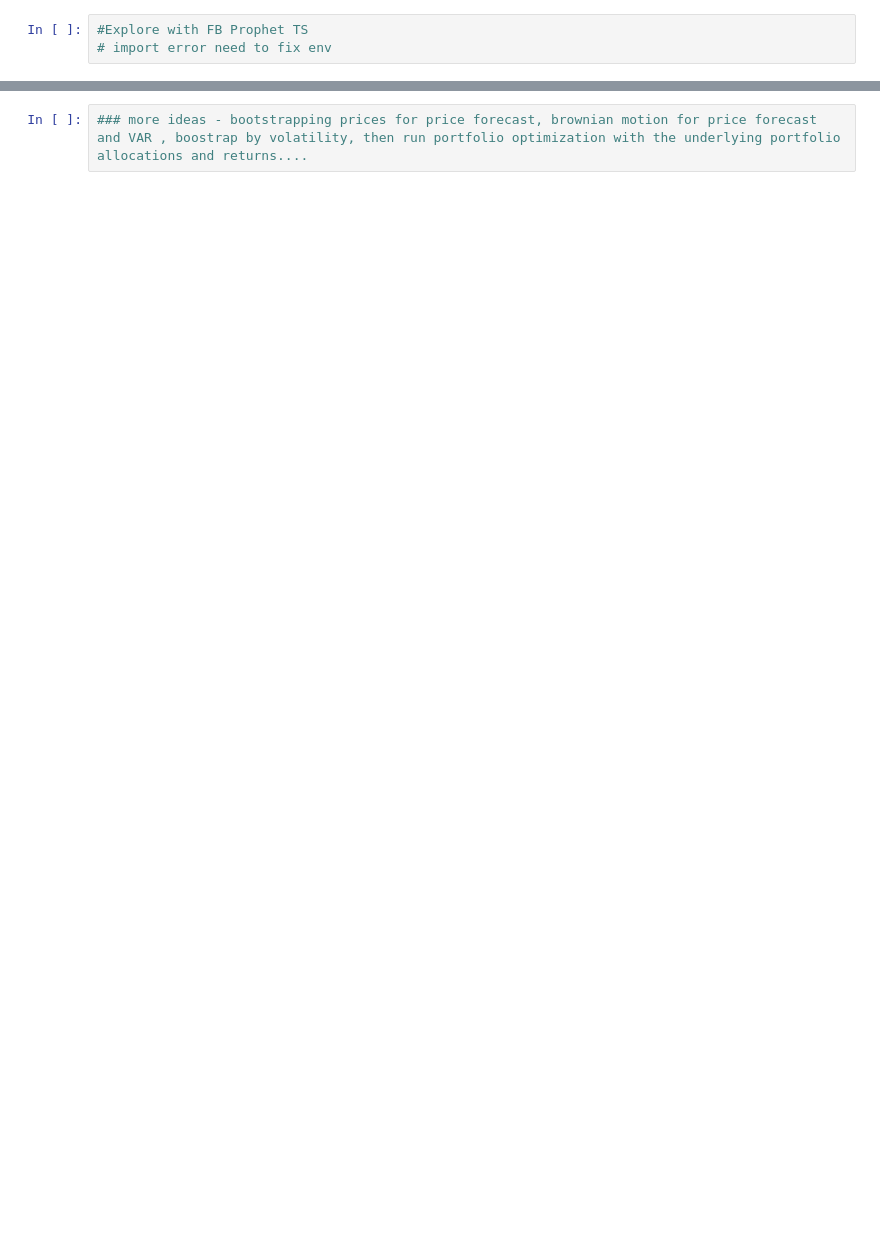
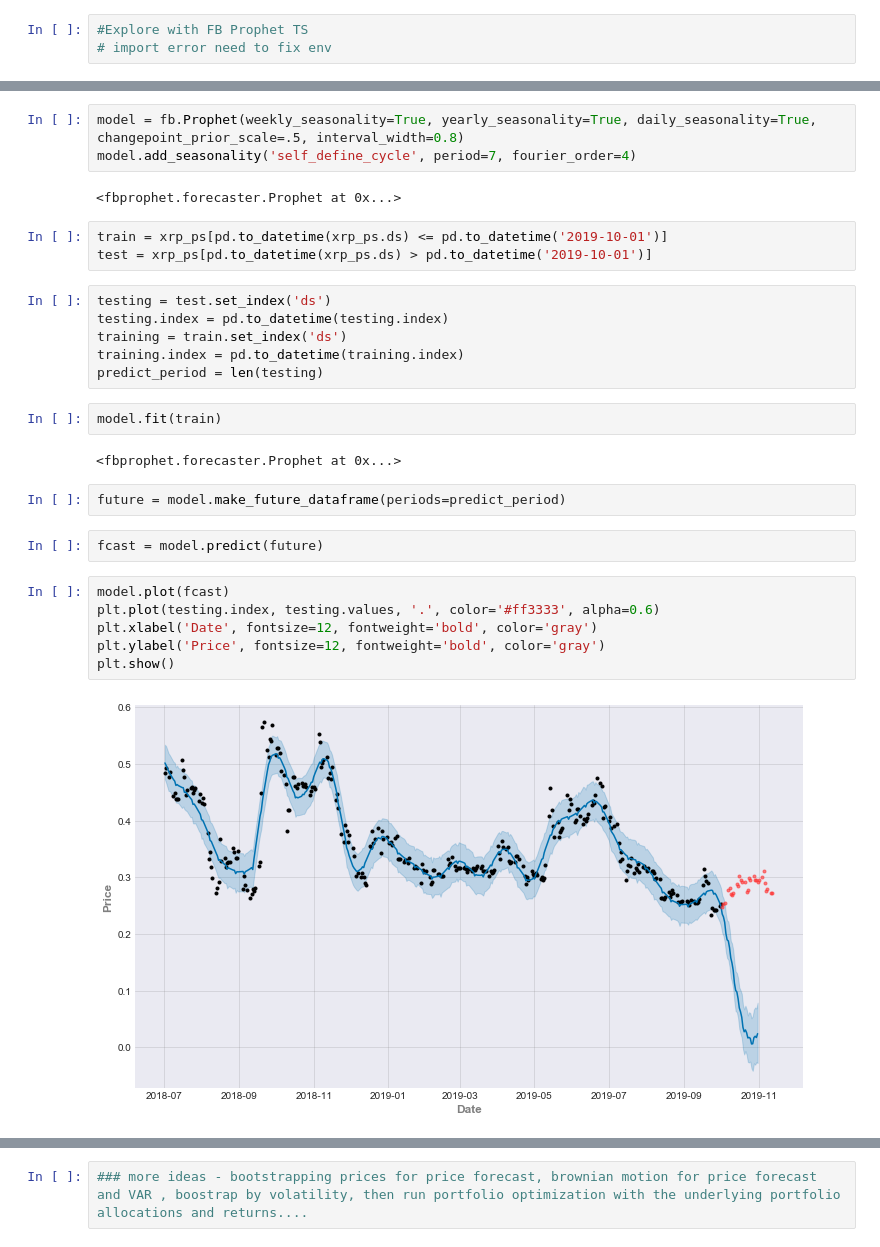
Before and after one commit to blakeheimann2/crypto_public, a Jupyter notebook: Crypto Expl.ipynb, the cells around one changed output, grey strips where cells are left out. Saved outputs shown, nothing was run; the diff lists cells and outputs as text; blank space fills up the shorter version.

```diff
--- a/Crypto Expl.ipynb
+++ b/Crypto Expl.ipynb
@@ -668,0 +749,30 @@ NameError: name 'Prophet' is not defined
+# %%
+model = fb.Prophet(weekly_seasonality=True, yearly_seasonality=True, daily_seasonality=True, changepoint_prior_scale=.5, interval_width=0.8)
+model.add_seasonality('self_define_cycle', period=7, fourier_order=4)
+# %% [output]
+<fbprophet.forecaster.Prophet at 0x...>
+# %%
+train = xrp_ps[pd.to_datetime(xrp_ps.ds) <= pd.to_datetime('2019-10-01')]
+test = xrp_ps[pd.to_datetime(xrp_ps.ds) > pd.to_datetime('2019-10-01')]
+# %%
+testing = test.set_index('ds')
+testing.index = pd.to_datetime(testing.index)
+training = train.set_index('ds')
+training.index = pd.to_datetime(training.index)
+predict_period = len(testing)
+# %%
+model.fit(train)
+# %% [output]
+<fbprophet.forecaster.Prophet at 0x...>
+# %%
+future = model.make_future_dataframe(periods=predict_period)
+# %%
+fcast = model.predict(future)
+# %%
+model.plot(fcast)
+plt.plot(testing.index, testing.values, '.', color='#ff3333', alpha=0.6)
+plt.xlabel('Date', fontsize=12, fontweight='bold', color='gray')
+plt.ylabel('Price', fontsize=12, fontweight='bold', color='gray')
+plt.show()
+# %% [output]
+[figure, added]
```
Also changed, not shown: parts of 68 cells of this notebook.
